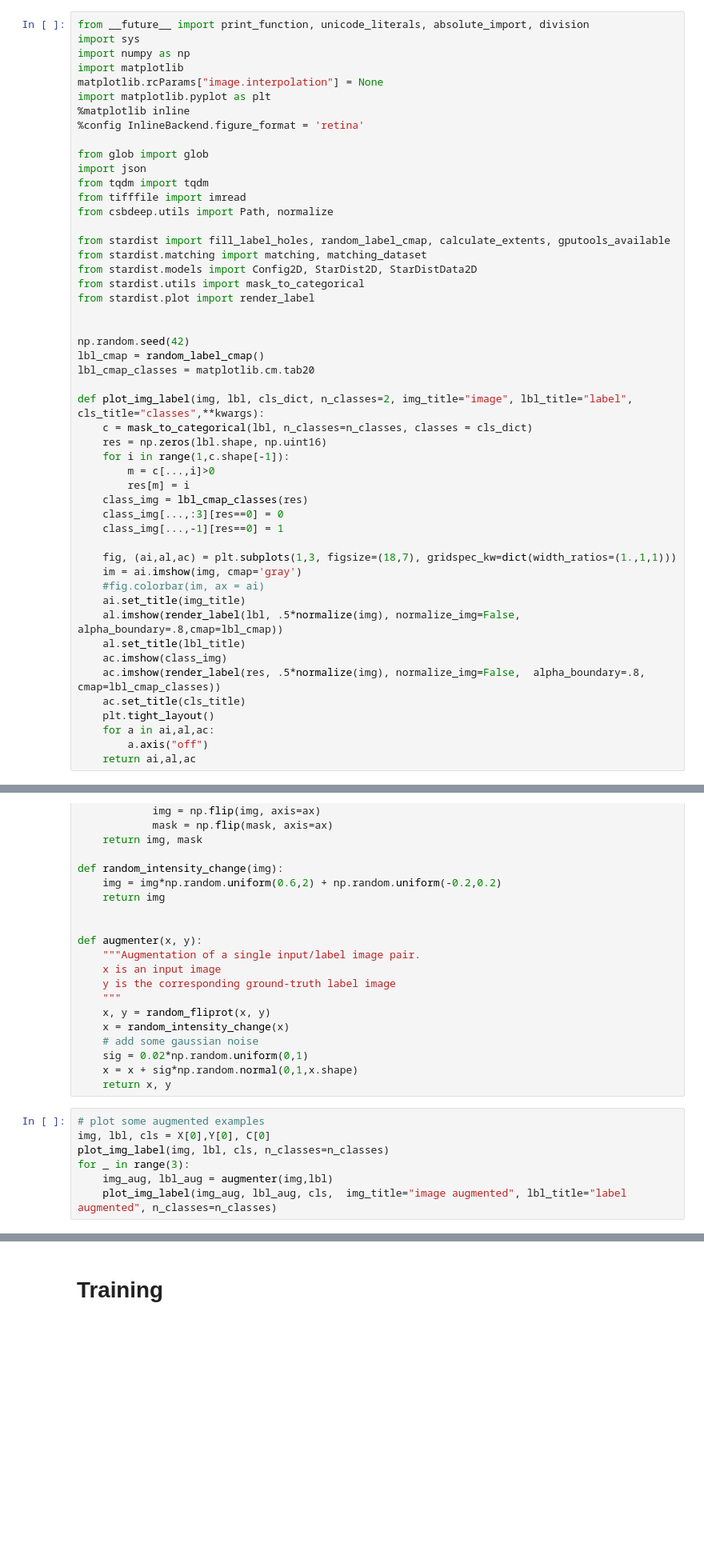
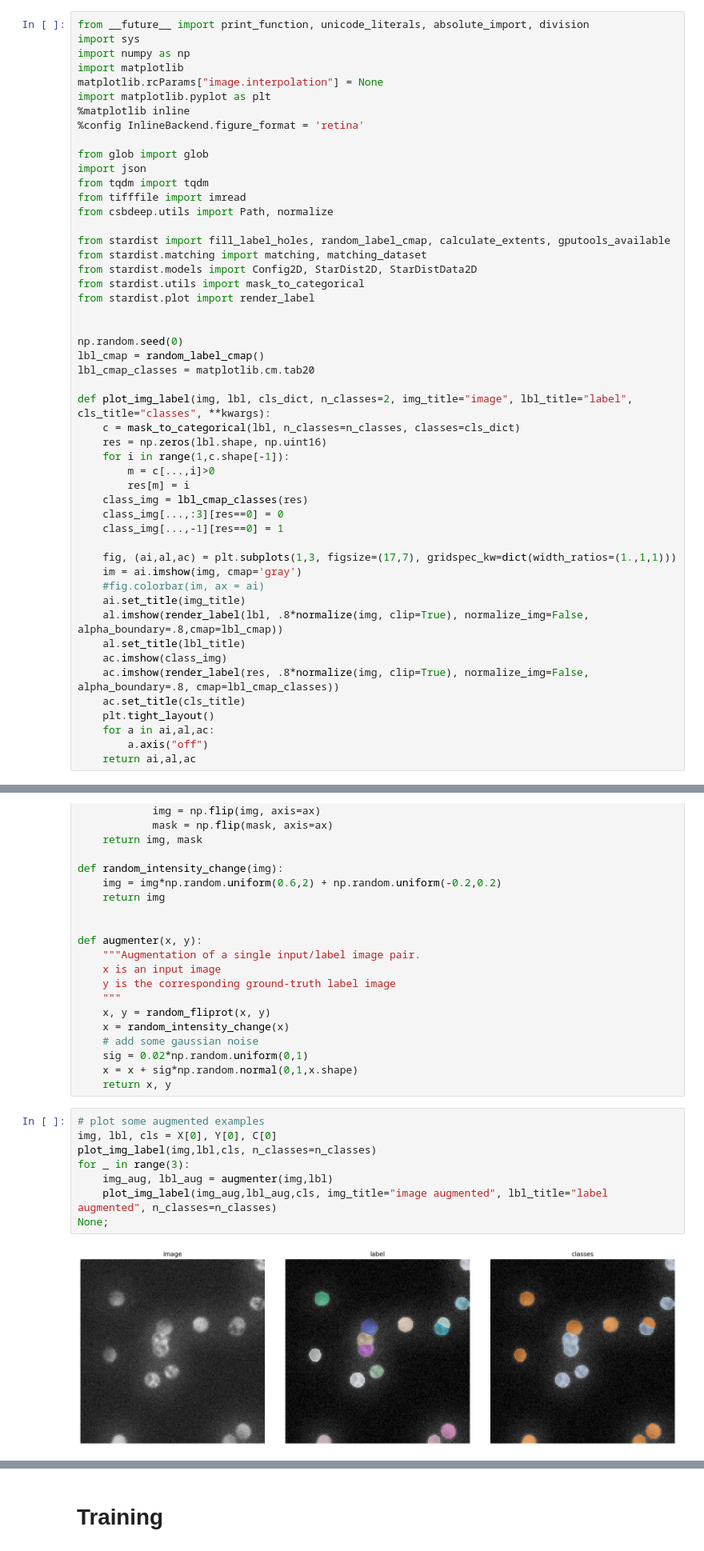
Before and after one commit to stardist/stardist, a Jupyter notebook: examples/other2D/multiclass.ipynb, the cells around one changed output, grey strips where cells are left out. Shown at 80% size. Saved outputs shown, nothing was run; the diff lists cells and outputs as text; blank space fills up the shorter version.

```diff
--- a/examples/other2D/multiclass.ipynb
+++ b/examples/other2D/multiclass.ipynb
@@ -38,12 +42,12 @@ from stardist.utils import mask_to_categorical
 from stardist.plot import render_label
 
 
-np.random.seed(42)
+np.random.seed(0)
 lbl_cmap = random_label_cmap()
 lbl_cmap_classes = matplotlib.cm.tab20
 
-def plot_img_label(img, lbl, cls_dict, n_classes=2, img_title="image", lbl_title="label", cls_title="classes",**kwargs):
-    c = mask_to_categorical(lbl, n_classes=n_classes, classes = cls_dict)
+def plot_img_label(img, lbl, cls_dict, n_classes=2, img_title="image", lbl_title="label", cls_title="classes", **kwargs):
+    c = mask_to_categorical(lbl, n_classes=n_classes, classes=cls_dict)
     res = np.zeros(lbl.shape, np.uint16)
     for i in range(1,c.shape[-1]):
         m = c[...,i]>0
@@ -52,14 +56,14 @@ def plot_img_label(img, lbl, cls_dict, n_classes=2, img_title="image", lbl_title
     class_img[...,:3][res==0] = 0
     class_img[...,-1][res==0] = 1
 
-    fig, (ai,al,ac) = plt.subplots(1,3, figsize=(18,7), gridspec_kw=dict(width_ratios=(1.,1,1)))
+    fig, (ai,al,ac) = plt.subplots(1,3, figsize=(17,7), gridspec_kw=dict(width_ratios=(1.,1,1)))
     im = ai.imshow(img, cmap='gray')
     #fig.colorbar(im, ax = ai)
     ai.set_title(img_title)
-    al.imshow(render_label(lbl, .5*normalize(img), normalize_img=False, alpha_boundary=.8,cmap=lbl_cmap))
+    al.imshow(render_label(lbl, .8*normalize(img, clip=True), normalize_img=False, alpha_boundary=.8,cmap=lbl_cmap))
     al.set_title(lbl_title)
     ac.imshow(class_img)
-    ac.imshow(render_label(res, .5*normalize(img), normalize_img=False,  alpha_boundary=.8, cmap=lbl_cmap_classes))
+    ac.imshow(render_label(res, .8*normalize(img, clip=True), normalize_img=False, alpha_boundary=.8, cmap=lbl_cmap_classes))
     ac.set_title(cls_title)
     plt.tight_layout()
     for a in ai,al,ac:
@@ -246,8 +297,11 @@ def augmenter(x, y):
     return x, y
 # %%
 # plot some augmented examples
-img, lbl, cls = X[0],Y[0], C[0]
-plot_img_label(img, lbl, cls, n_classes=n_classes)
+img, lbl, cls = X[0], Y[0], C[0]
+plot_img_label(img,lbl,cls, n_classes=n_classes)
 for _ in range(3):
     img_aug, lbl_aug = augmenter(img,lbl)
-    plot_img_label(img_aug, lbl_aug, cls,  img_title="image augmented", lbl_title="label augmented", n_classes=n_classes)
+    plot_img_label(img_aug,lbl_aug,cls, img_title="image augmented", lbl_title="label augmented", n_classes=n_classes)
+None;
+# %% [output]
+[figure, added]
```
Also changed, not shown: parts of 29 cells of this notebook.
